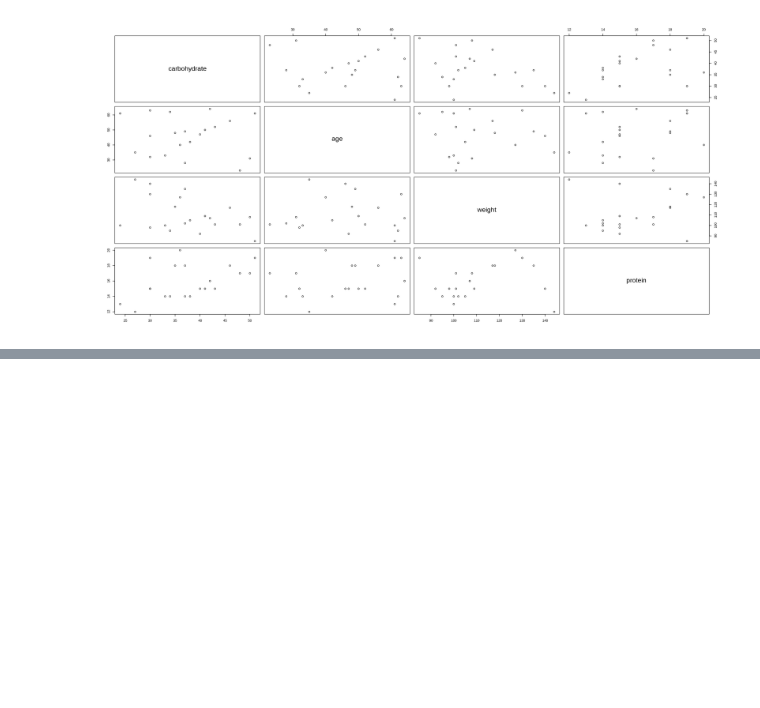
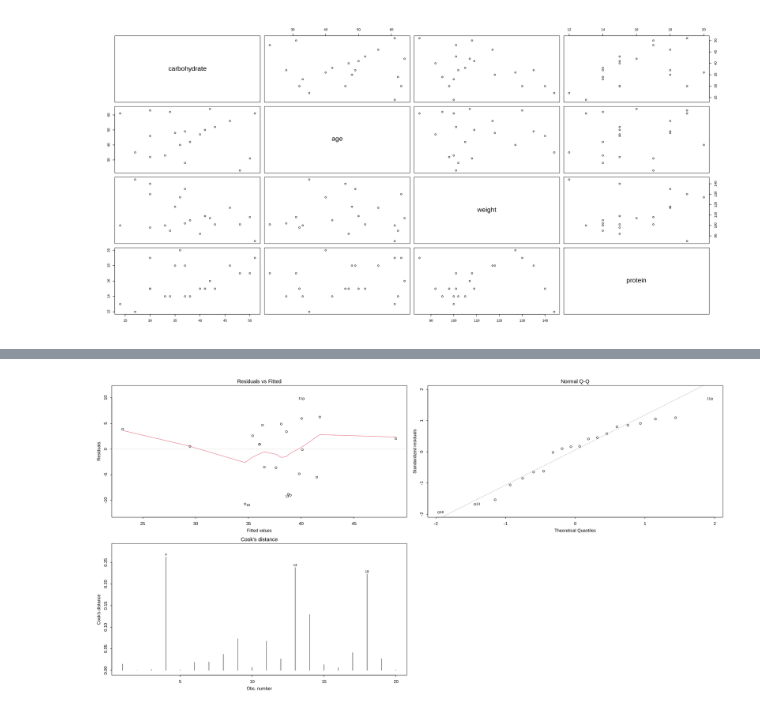
Before and after one commit to benjaminsw/Generalised_Linear_Models, a Jupyter notebook: R_carbohydrate.ipynb, the cells around one changed output, grey strips where cells are left out. Saved outputs shown, nothing was run; the diff lists cells and outputs as text; code cells hidden in the pictures; blank space fills up the shorter version.

```diff
--- a/R_carbohydrate.ipynb
+++ b/R_carbohydrate.ipynb
@@ -26,0 +219,3 @@ pairs(carb)
+# %%
+m0 <- lm(carbohydrate ~ weight+protein, data=carb)
+summary(m0)
@@ -26,0 +279,9 @@ pairs(carb)
+# %%
+# Diagnostic plots:
+par (mar=c(3,3,2,1), mgp=c(2,.7,0), tck=-.01)
+#png("carb.png", width = 7, height = 5.5, units="in", res=1024)
+par(mfrow=c(2,2))
+plot(m0, which=c(1,2,4))
+#dev.off()
+# %% [output]
+[figure, added]
```
Also changed, not shown: parts of 36 cells of this notebook.
